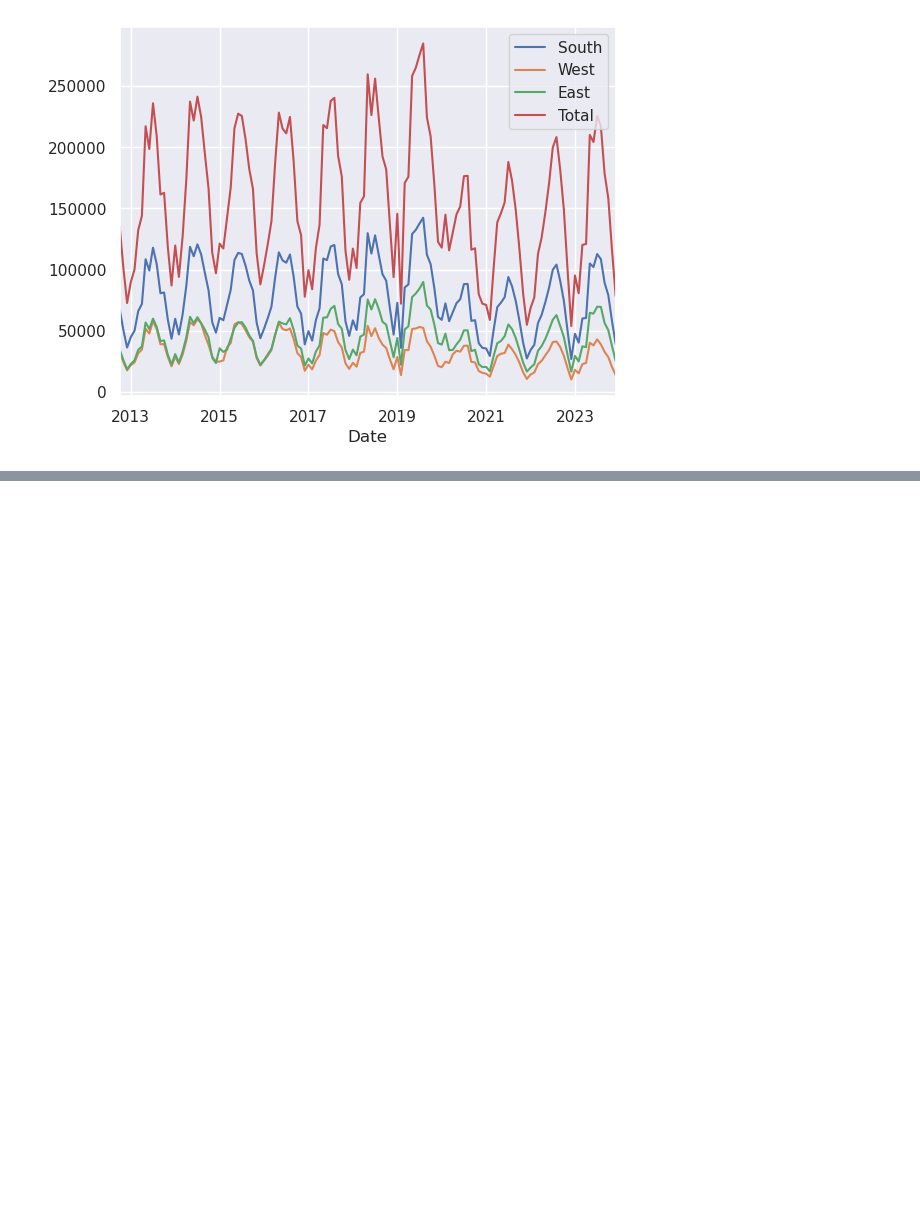
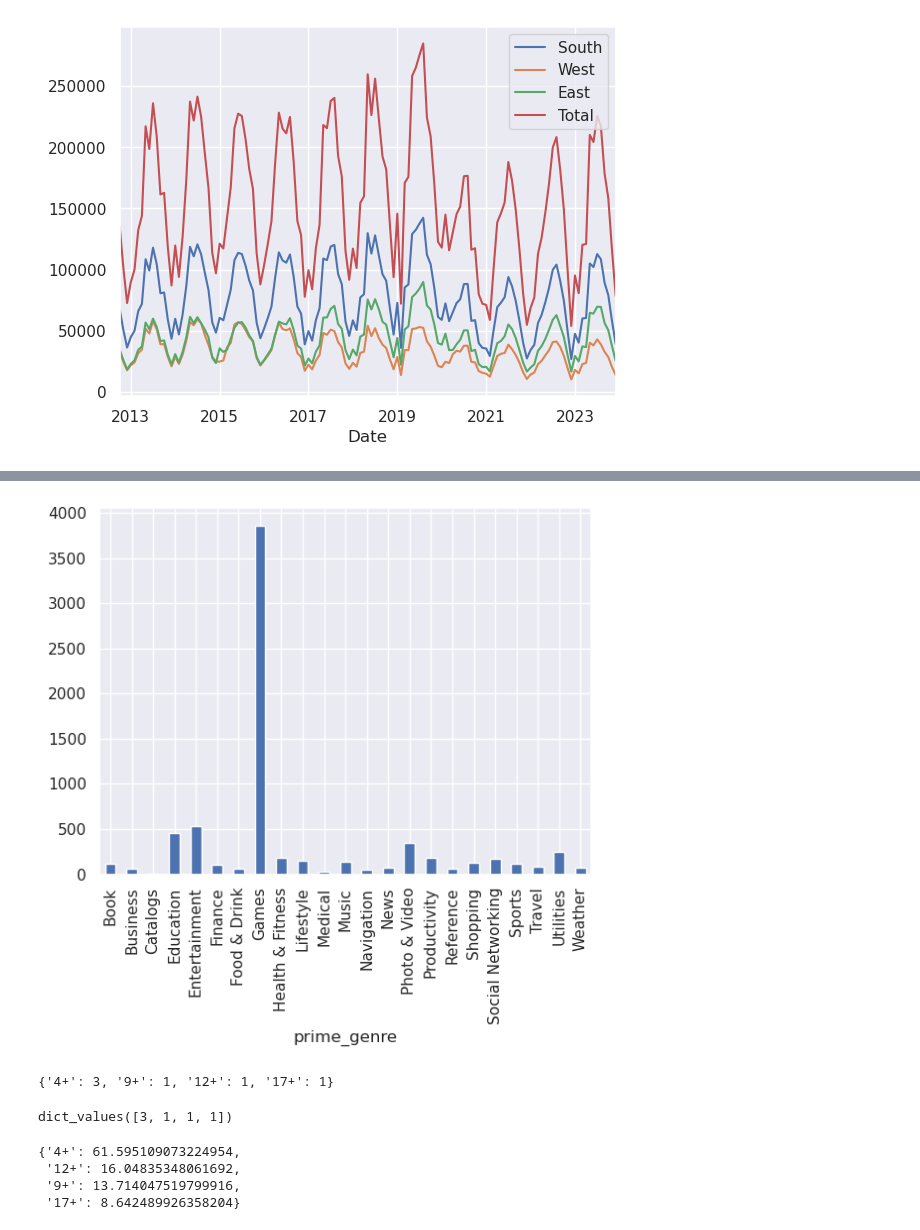
Before and after one commit to FRANKSADWAR/Regression_labs, a Jupyter notebook: Data Quest.ipynb, the cells around one changed output, grey strips where cells are left out. Saved outputs shown, nothing was run; the diff lists cells and outputs as text; code cells hidden in the pictures; blank space fills up the shorter version.

```diff
--- a/Data Quest.ipynb
+++ b/Data Quest.ipynb
@@ -500,0 +558,13 @@ data.resample('MS').sum().plot()
+# %%
+apps_df.groupby(['prime_genre'])['id'].count().plot(kind="bar")
+plt.show()
+# %% [output]
+[figure, added]
+# %%
+content_ratings
+# %% [output]
+{'4+': 3, '9+': 1, '12+': 1, '17+': 1}
+# %%
+content_ratings.values()
+# %% [output]
+dict_values([3, 1, 1, 1])
@@ -500,0 +584,7 @@ data.resample('MS').sum().plot()
+# %%
+c_ratings_percentages
+# %% [output]
+{'4+': 61.595109073224954,
+ '12+': 16.04835348061692,
+ '9+': 13.714047519799916,
+ '17+': 8.642489926358204}
```
Also changed, not shown: parts of 11 cells of this notebook.
